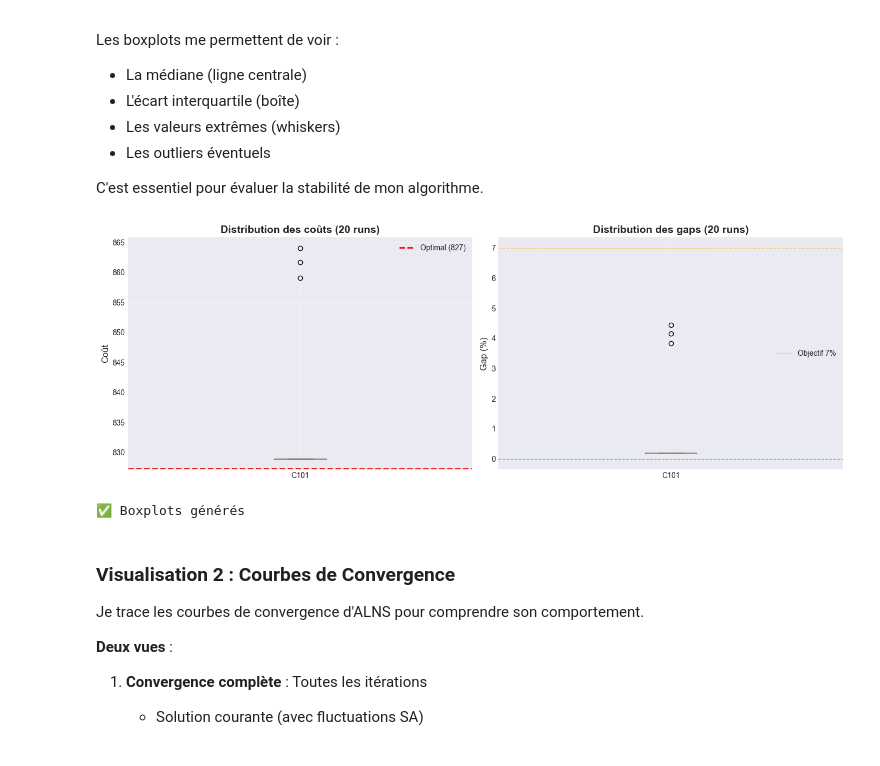
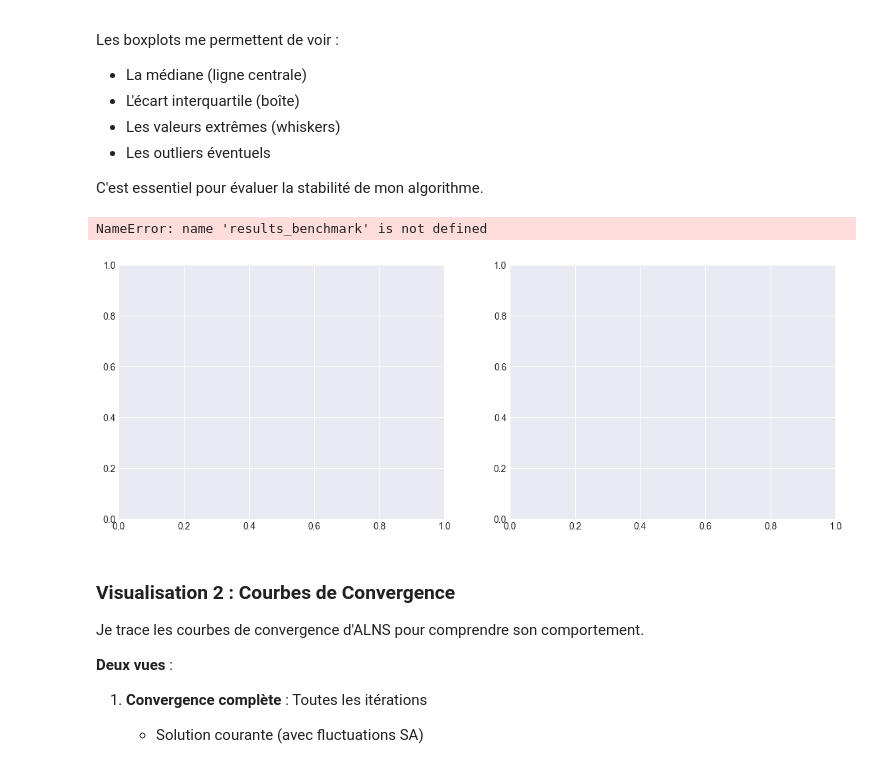
Before and after one commit to 10caaa/CVRPTWW, a Jupyter notebook: CVRPTW_Solver.ipynb, the cells around one changed output. Cells and saved outputs as stored; diff of their text form; code cells hidden in the pictures.

```diff
--- a/CVRPTW_Solver.ipynb
+++ b/CVRPTW_Solver.ipynb
@@ -2297,29 +2463,29 @@ C'est essentiel pour évaluer la stabilité de mon algorithme.
 # %%
 # Visualization 1: Boxplot of 20 runs
 fig, axes = plt.subplots(1, 2, figsize=(14, 5))
 
 # Cost boxplot
-axes[0].boxplot([results_c101['cost']], labels=['C101'])
+axes[0].boxplot([results_benchmark['cost']], labels=[instance_name])
 axes[0].set_ylabel('Total Cost')
 axes[0].set_title('Cost Distribution (20 runs)')
 axes[0].grid(True, alpha=0.3)
 
 # Gap boxplot
-axes[1].boxplot([results_c101['gap']], labels=['C101'])
+axes[1].boxplot([results_benchmark['gap']], labels=[instance_name])
 axes[1].set_ylabel('Gap (%)')
 axes[1].set_title('Gap Distribution (20 runs)')
 axes[1].axhline(y=7, color='r', linestyle='--', label='Target (7%)')
 axes[1].legend()
 axes[1].grid(True, alpha=0.3)
 
 plt.tight_layout()
 plt.show()
 
-print(f"Average cost: {results_c101['cost'].mean():.2f}")
-print(f"Average gap: {results_c101['gap'].mean():.2f}%")
+print(f"Average cost: {results_benchmark['cost'].mean():.2f}")
+print(f"Average gap: {results_benchmark['gap'].mean():.2f}%")
 # %% [output]
+NameError: name 'results_benchmark' is not defined
-[figure, old version]
+[figure, new version]
-✅ Boxplots générés
 # %% [markdown]
 ### Visualisation 2 : Courbes de Convergence
 
```
Also changed, not shown: parts of 16 cells of this notebook.
